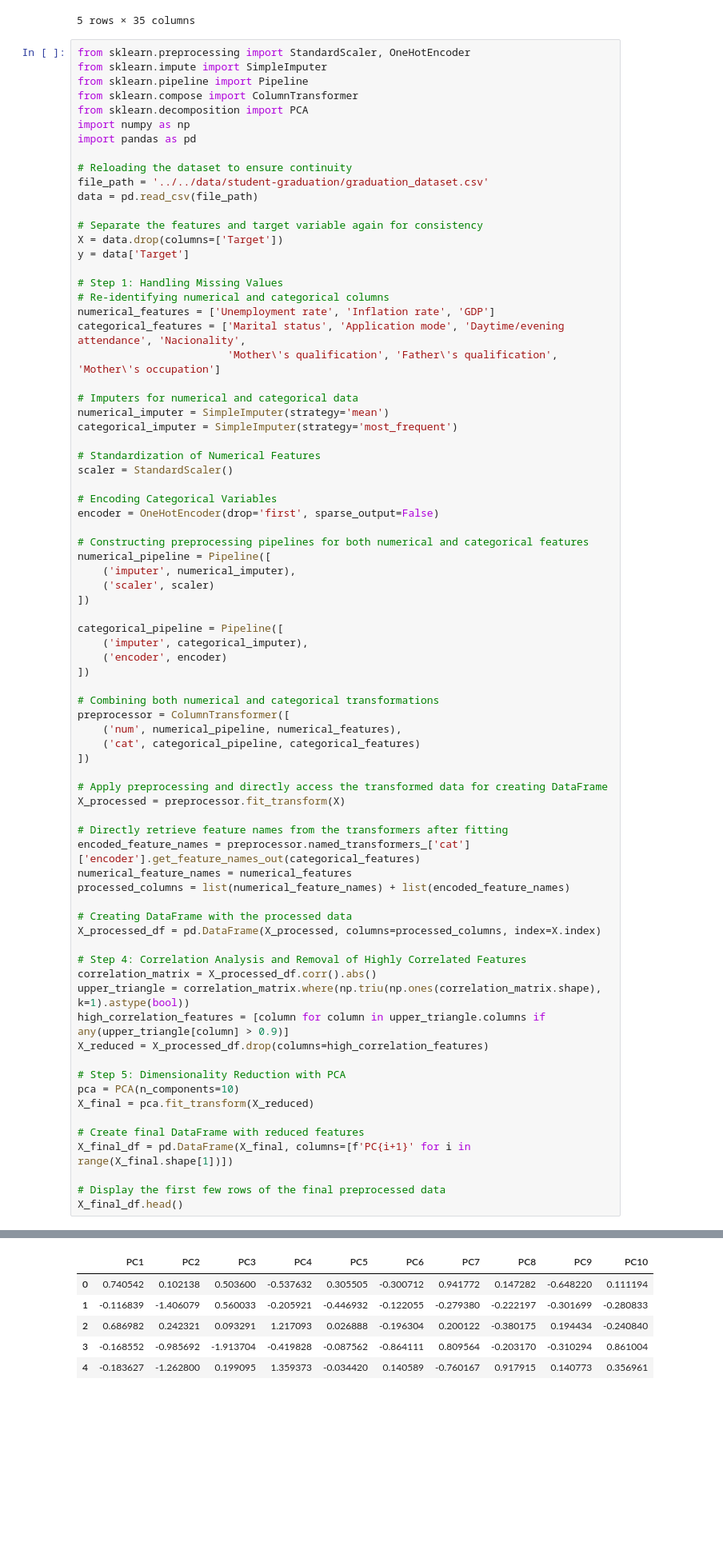
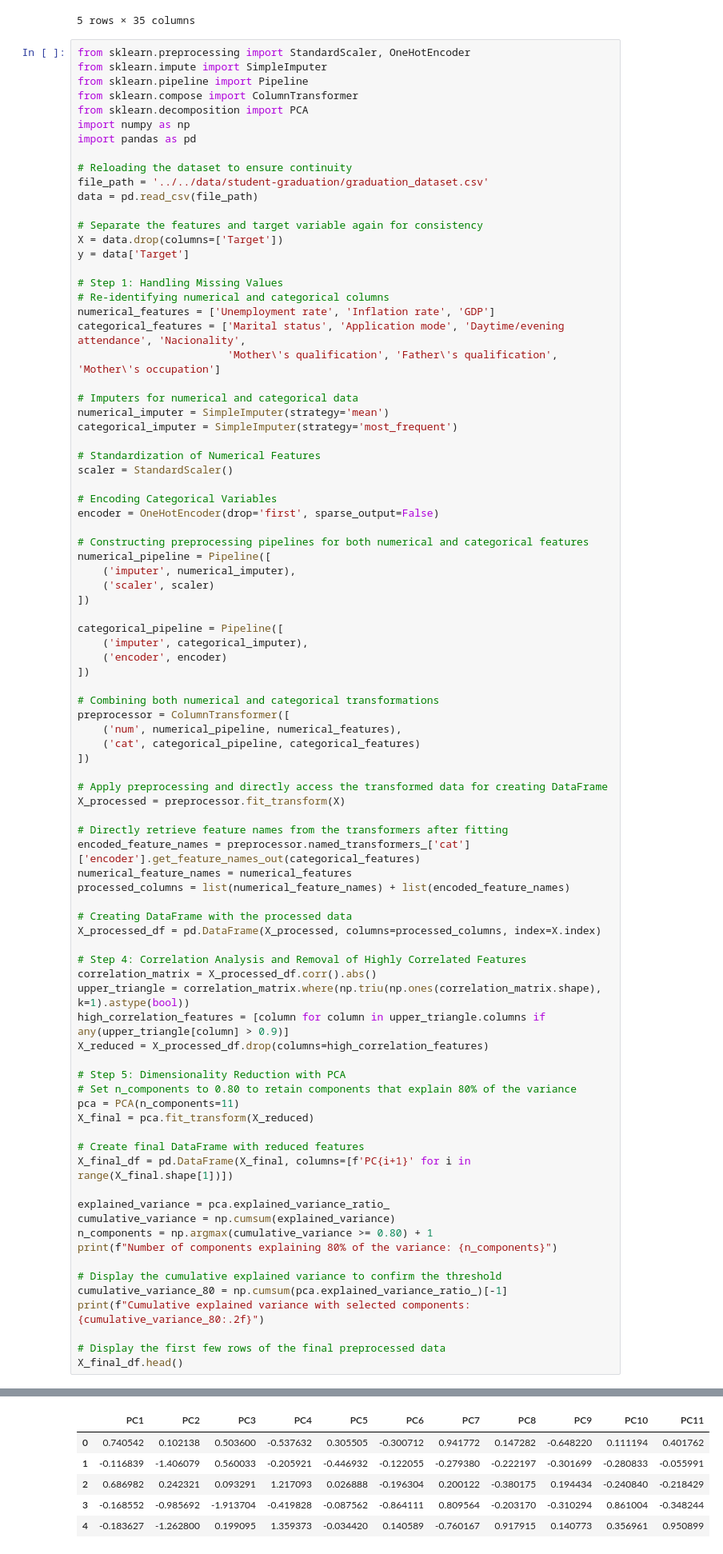
Before and after one commit to progdaddy/IT3212, a Jupyter notebook: notebook/Assignment_3/assignment3.ipynb, the cells around one changed output, grey strips where cells are left out. Shown: that part at 80% size. Saved outputs shown, nothing was run; the diff lists cells and outputs as text; blank space fills up the shorter version.

Commit message:
Update PCA implementation to retain components explaining 80% variance and display cumulative explained variance

```diff
--- a/notebook/Assignment_3/assignment3.ipynb
+++ b/notebook/Assignment_3/assignment3.ipynb
@@ -81,12 +81,22 @@ high_correlation_features = [column for column in upper_triangle.columns if any(
 X_reduced = X_processed_df.drop(columns=high_correlation_features)
 
 # Step 5: Dimensionality Reduction with PCA
-pca = PCA(n_components=10)
+# Set n_components to 0.80 to retain components that explain 80% of the variance
+pca = PCA(n_components=11)
 X_final = pca.fit_transform(X_reduced)
 
 # Create final DataFrame with reduced features
 X_final_df = pd.DataFrame(X_final, columns=[f'PC{i+1}' for i in range(X_final.shape[1])])
 
+explained_variance = pca.explained_variance_ratio_
+cumulative_variance = np.cumsum(explained_variance)
+n_components = np.argmax(cumulative_variance >= 0.80) + 1
+print(f"Number of components explaining 80% of the variance: {n_components}")
+
+# Display the cumulative explained variance to confirm the threshold
+cumulative_variance_80 = np.cumsum(pca.explained_variance_ratio_)[-1]
+print(f"Cumulative explained variance with selected components: {cumulative_variance_80:.2f}")
+
 # Display the first few rows of the final preprocessed data
 X_final_df.head()
 # %% [output]
@@ -93,9 +105,9 @@ X_final_df.head()
-|  | PC1 | PC2 | PC3 | PC4 | PC5 | PC6 | PC7 | PC8 | PC9 | PC10 |
-| 0 | 0.740542 | 0.102138 | 0.503600 | -0.537632 | 0.305505 | -0.300712 | 0.941772 | 0.147282 | -0.648220 | 0.111194 |
-| 1 | -0.116839 | -1.406079 | 0.560033 | -0.205921 | -0.446932 | -0.122055 | -0.279380 | -0.222197 | -0.301699 | -0.280833 |
-| 2 | 0.686982 | 0.242321 | 0.093291 | 1.217093 | 0.026888 | -0.196304 | 0.200122 | -0.380175 | 0.194434 | -0.240840 |
-| 3 | -0.168552 | -0.985692 | -1.913704 | -0.419828 | -0.087562 | -0.864111 | 0.809564 | -0.203170 | -0.310294 | 0.861004 |
-| 4 | -0.183627 | -1.262800 | 0.199095 | 1.359373 | -0.034420 | 0.140589 | -0.760167 | 0.917915 | 0.140773 | 0.356961 |
+|  | PC1 | PC2 | PC3 | PC4 | PC5 | PC6 | PC7 | PC8 | PC9 | PC10 | PC11 |
+| 0 | 0.740542 | 0.102138 | 0.503600 | -0.537632 | 0.305505 | -0.300712 | 0.941772 | 0.147282 | -0.648220 | 0.111194 | 0.401762 |
+| 1 | -0.116839 | -1.406079 | 0.560033 | -0.205921 | -0.446932 | -0.122055 | -0.279380 | -0.222197 | -0.301699 | -0.280833 | -0.055991 |
+| 2 | 0.686982 | 0.242321 | 0.093291 | 1.217093 | 0.026888 | -0.196304 | 0.200122 | -0.380175 | 0.194434 | -0.240840 | -0.218429 |
+| 3 | -0.168552 | -0.985692 | -1.913704 | -0.419828 | -0.087562 | -0.864111 | 0.809564 | -0.203170 | -0.310294 | 0.861004 | -0.348244 |
+| 4 | -0.183627 | -1.262800 | 0.199095 | 1.359373 | -0.034420 | 0.140589 | -0.760167 | 0.917915 | 0.140773 | 0.356961 | 0.950899 |
 # %%
 from sklearn.preprocessing import StandardScaler, OneHotEncoder
 from sklearn.impute import SimpleImputer
```
Also changed, not shown: parts of 1 cell of this notebook.
